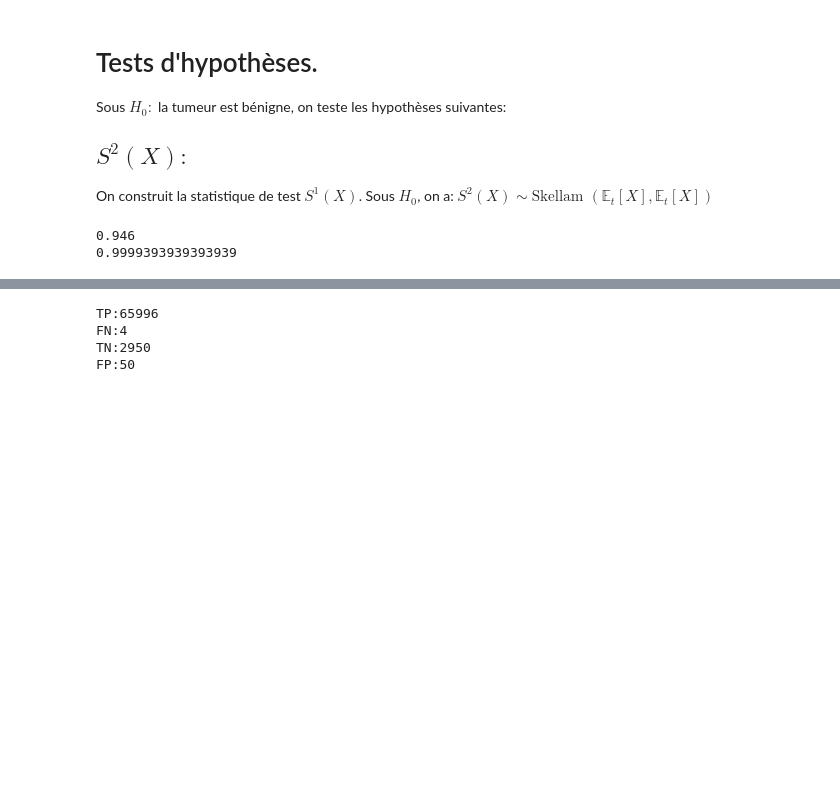
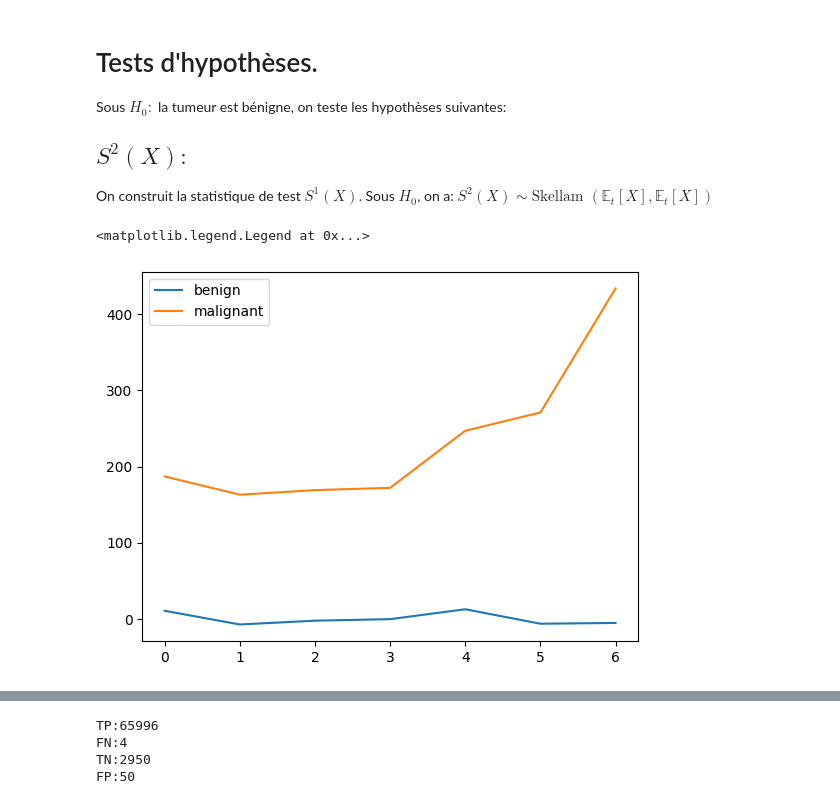
Before and after one commit to Erratu/Sign_reverse, a Jupyter notebook: Chapter 1/Statistical_study.ipynb, the cells around one changed output, grey strips where cells are left out. Saved outputs shown, nothing was run; the diff lists cells and outputs as text; code cells hidden in the pictures; blank space fills up the shorter version.

```diff
--- a/Chapter 1/Statistical_study.ipynb
+++ b/Chapter 1/Statistical_study.ipynb
@@ -37,7 +47,7 @@ drive.mount('/content/drive',force_remount=True)
 # %% [output]
 Mounted at /content/drive
 # %%
-local = True
+local = False
 if local:
   import sys
     # Add the directory containing TDA_utils.py to the Python path
@@ -513,4 +503,11 @@ Sous $H_0:$ la tumeur est bénigne, on teste les hypothèses suivantes:
 
 On construit la statistique de test $S^1(X)$. Sous $H_0$, on a:
 $S^2(X)\sim \text{Skellam }(\mathbb{E}_{t}[X],\mathbb{E}_{t}[X])$
+# %%
+plt.plot(data_ben1[0,:,1].numpy(), label = 'benign')
+plt.plot(data_mal[0,:,1].numpy(), label = 'malignant')
+plt.legend()
+# %% [output]
+<matplotlib.legend.Legend at 0x...>
+[figure, added]
 # %%
@@ -521,8 +521,2 @@ def test_S2(X):
   s = signatures[:,1]
   return skellam.sf(s, M, M, loc=0)
-# %%
-print(sum(test_S2(data_ben)>0.05)/data_ben.shape[0])
-print(sum(test_S2(data_mal)<0.05)/data_mal.shape[0])
-# %% [output]
-0.946
-0.9999393939393939
```
Also changed, not shown: parts of 11 cells of this notebook, 2 other files.
